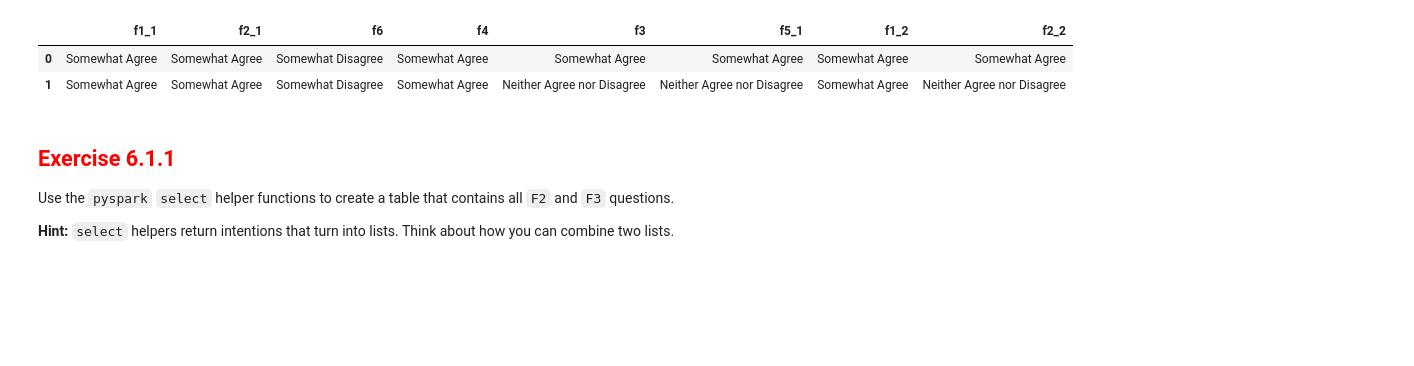
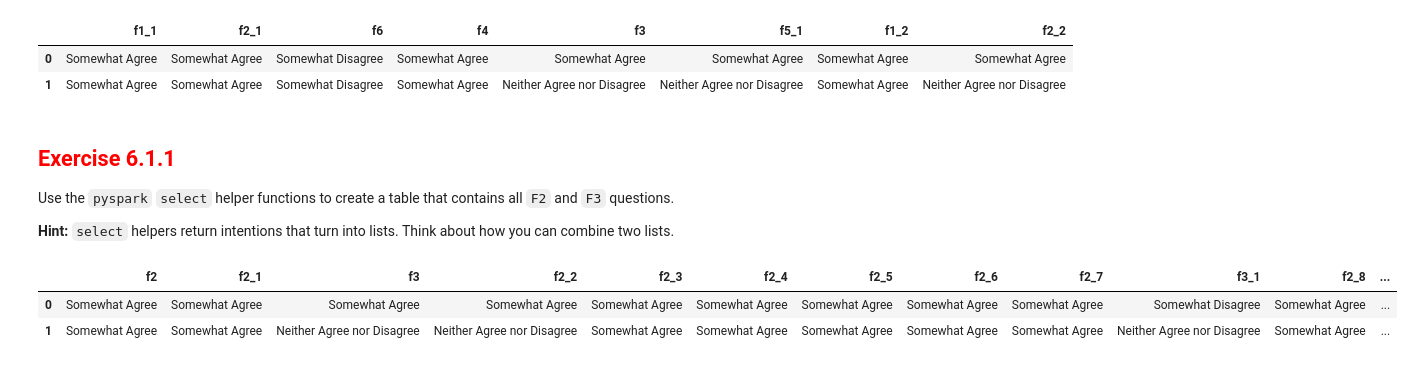
Before and after one commit to kquacken/module6_more_pyspark, a Jupyter notebook: 6_1_advanced_applications_of_pyspark_select.ipynb, the cells around one changed output. Cells and saved outputs as stored; diff of their text form; code cells hidden in the pictures; blank space fills up the shorter version.

```diff
--- a/6_1_advanced_applications_of_pyspark_select.ipynb
+++ b/6_1_advanced_applications_of_pyspark_select.ipynb
@@ -242,0 +248,17 @@ Use the `pyspark` `select` helper functions to create a table that contains all
+# %%
+has_1 = survey_spark.columns >> col_startswith('f1')
+has_4 = survey_spark.columns >> col_startswith('f4')
+has_5 = survey_spark.columns >> col_startswith('f5')
+has_6 = survey_spark.columns >> col_startswith('f6')
+(survey_spark
+    .select(survey_spark.columns
+        >> all_but(has_1)
+        >> all_but(has_4)
+        >> all_but(has_5)
+        >> all_but(has_6))
+    .take(2)
+) >> to_pandas
+# %% [output]
+|  | f2 | f2_1 | f3 | f2_2 | f2_3 | f2_4 | f2_5 | f2_6 | f2_7 | f3_1 | f2_8 | ... |
+| 0 | Somewhat Agree | Somewhat Agree | Somewhat Agree | Somewhat Agree | Somewhat Agree | Somewhat Agree | Somewhat Agree | Somewhat Agree | Somewhat Agree | Somewhat Disagree | Somewhat Agree | ... |
+| 1 | Somewhat Agree | Somewhat Agree | Neither Agree nor Disagree | Neither Agree nor Disagree | Somewhat Agree | Somewhat Agree | Somewhat Agree | Somewhat Agree | Somewhat Agree | Neither Agree nor Disagree | Somewhat Agree | ... |
```
Also changed, not shown: parts of 6 cells of this notebook, 2 other files.
